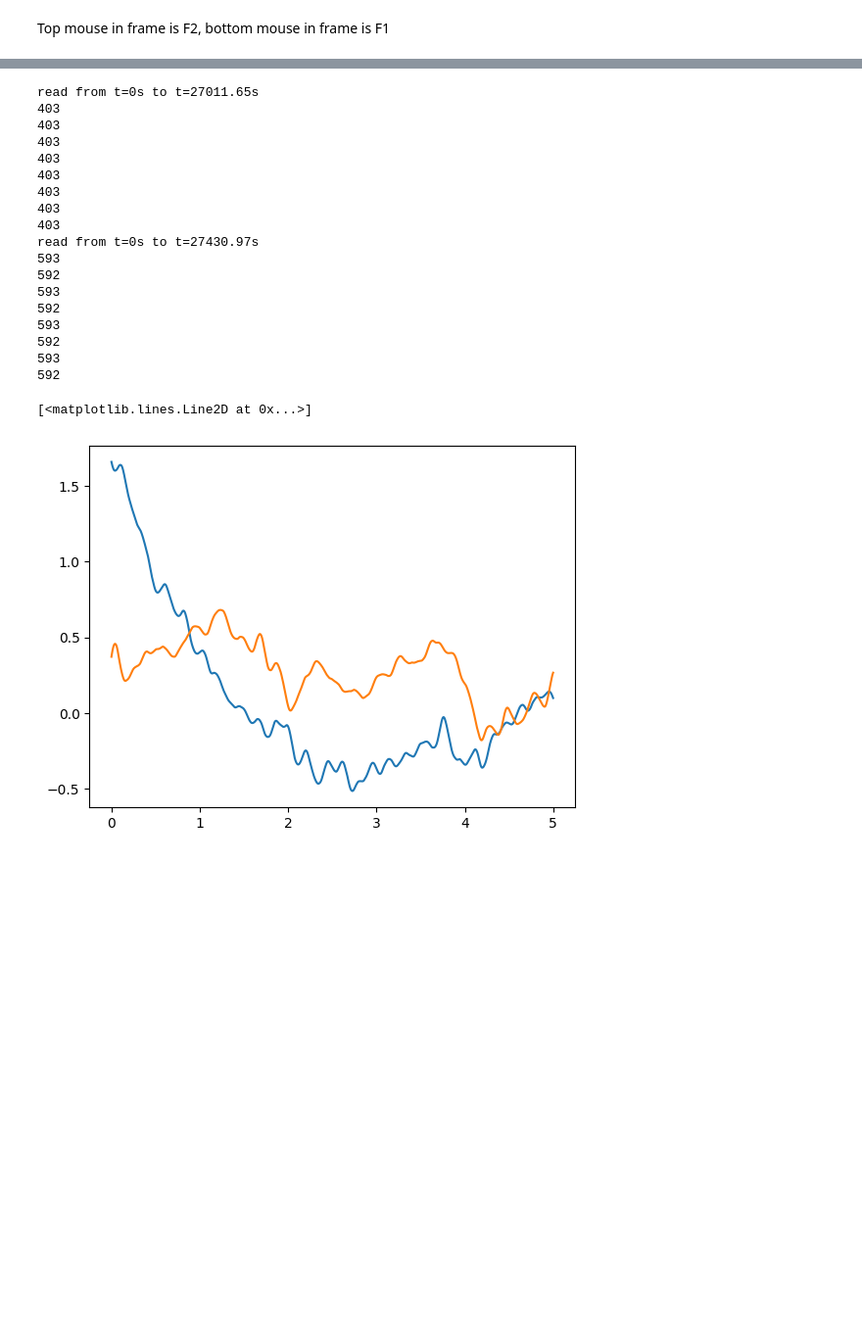
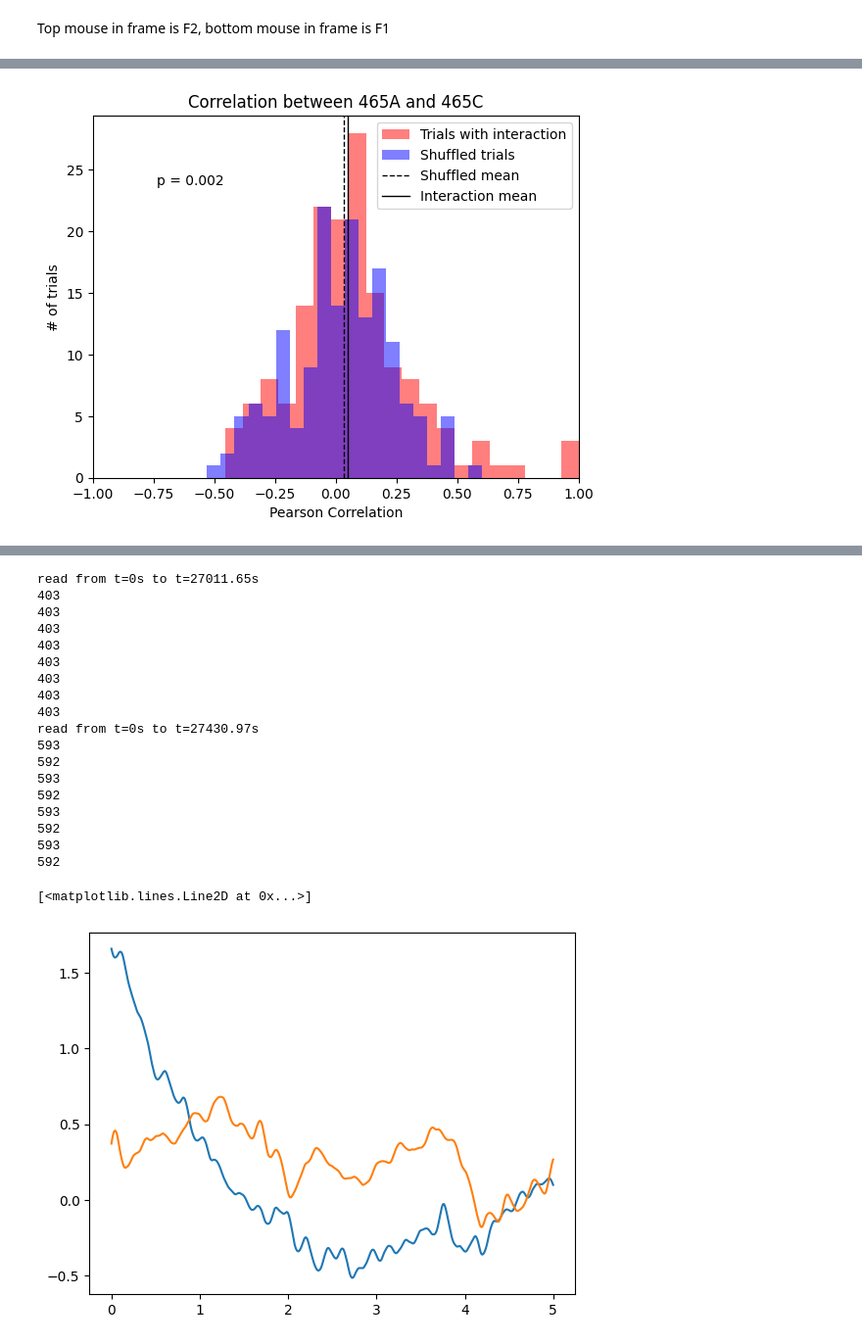
Before and after one commit to Tsuchijo/Interaction_Task_Data_Processing, a Jupyter notebook: src/notebooks/process_photometry.ipynb, the cells around one changed output, grey strips where cells are left out. Shown: that part at 98% size. Saved outputs shown, nothing was run; the diff lists cells and outputs as text; code cells hidden in the pictures; blank space fills up the shorter version.

```diff
--- a/src/notebooks/process_photometry.ipynb
+++ b/src/notebooks/process_photometry.ipynb
@@ -311,3 +357,57 @@ read from t=0s to t=4710.13s
+# %%
+# iterate through all pairs of data on successful trials and find the correlation between 465A and 465C
+success_correlation = []
+shuffled_correlation = []
+success_p = []
+shuffled_p = []
+for success_A, success_C in zip(success_list_465A, success_list_465C):
+    corr, p = stats.pearsonr(success_A, success_C)
+    success_correlation.append(corr)
+    success_p.append(p)
+
+# randomly shuffle the data and find the correlation between 465A and 465C
+shuffled_465A = (np.array(success_list_465A))
+shuffled_465C = (np.array(success_list_465C))
+np.random.shuffle(shuffled_465A)
+np.random.shuffle(shuffled_465C)
+
+for shuffled_A, shuffled_C in zip(shuffled_465A, shuffled_465C):
+    corr, p = stats.pearsonr(shuffled_A, shuffled_C)
+    shuffled_correlation.append(corr)
+    shuffled_p.append(p)
+
+
+# shuffle the data 1000 times and find the mean correlation between 465A and 465C
+shuffled_correlation_distribution = []
+# for i in range(100):
+#     np.random.shuffle(shuffled_465A)
+#     np.random.shuffle(shuffled_465C)
+#     for shuffled_A, shuffled_C in zip(shuffled_465A, shuffled_465C):
+#         shuffled_correlation_distribution.append(stats.pearsonr(shuffled_A, shuffled_C)[0])
+
+p_value = (stats.ttest_1samp(success_correlation, 0))[1]
+
+# make a histogram of the correlation between 465A and 465C
+fig, ax = plt.subplots(1, 1)
+ax.hist(success_correlation, bins=20, color='red', label='Trials with interaction', alpha=0.5)
+ax.hist(shuffled_correlation, bins=20, color='blue', label='Shuffled trials', alpha=0.5)
+# take the mean of the shuffled correlation and plot it as a vertical line
+ax.axvline(np.median(shuffled_correlation), color='black', linestyle='dashed', label='Shuffled mean', linewidth=1)
+# take the mean of the success correlation and plot it as a vertical line
+ax.axvline(np.median(success_correlation), color='black', linestyle='solid', label='Interaction mean', linewidth=1)
+# label the vertical lines
+ax.legend()
+ax.set_title('Correlation between 465A and 465C')
+# add p value to the plot
+ax.text(0.2, 0.8, 'p = ' + str(p_value)[:5], horizontalalignment='center', verticalalignment='bottom', transform=ax.transAxes)
+ax.set_xlabel('Pearson Correlation')
+ax.set_ylabel('# of trials')
+ax.set_xlim(-1, 1)
+# save as an svg
+fig.savefig(config.PROJECT_ROOT + '/data/media/figures/correlation.svg')
+plt.show()
+# %% [output]
+[figure, added]
 # %%
 
 ## Run a moving window of 1000 samples over the data and calculate the correlation coefficient
```
Also changed, not shown: parts of 10 cells of this notebook, 10 other files.
